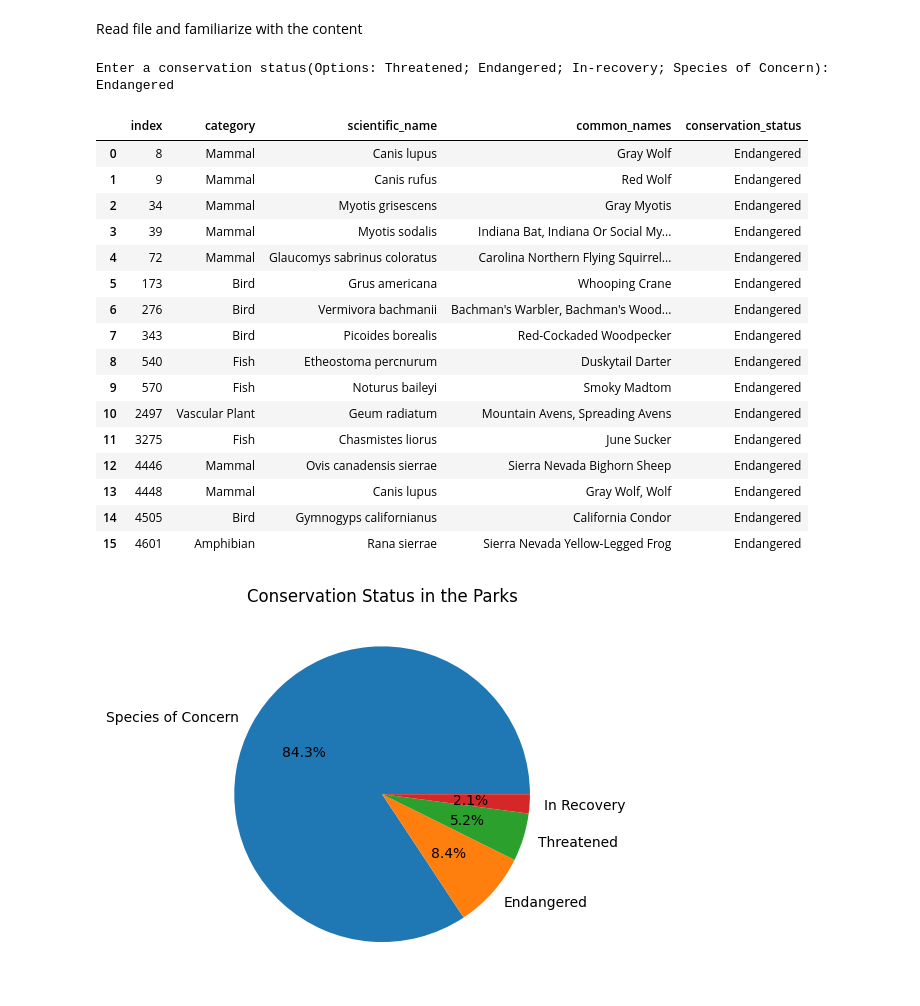
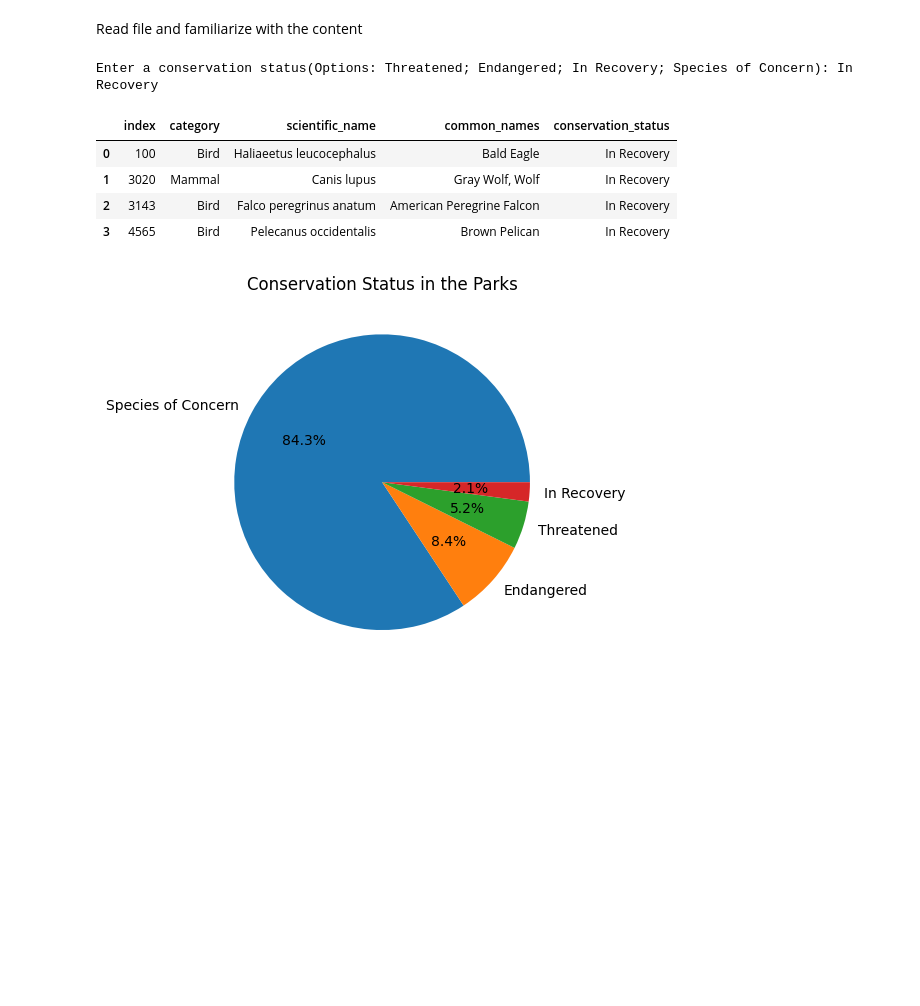
Before and after one commit to bridgetmanu/Data-as-a-Lens---Investigating-Wildlife-Conservation-Patterns, a Jupyter notebook: source code.ipynb, the cells around one changed output. Drawn from its saved outputs; the diff is of its cells as text; code cells hidden in the pictures; blank space fills up the shorter version.

```diff
--- a/source code.ipynb
+++ b/source code.ipynb
@@ -15,49 +15,44 @@ import seaborn as sns # for creating intricate plots
 data1 = pd.read_csv("/content/observations.csv")
 data2 = pd.read_csv("/content/species_info.csv")
 
 # clean data
 # remove NA values
 data1 = data1.dropna()
 data2 = data2.dropna()
 
 
 # view dataframe
 pd.DataFrame(data1)
 pd.DataFrame(data2)
 
+# create a sql database for species info dataframe
 
 sql = sqlite3.connect("species_info.db")
 data2.to_sql("species_info", sql, if_exists = "replace")
 con = sql.cursor()
+
+# create a sql database for observations dataframe
+
+sql1 = sqlite3.connect("observations.db")
+data1.to_sql("observations", sql1, if_exists = "replace")
+con = sql1.cursor()
 
 #Use sql to query the DataFrame
 
 def sqlquery(status):
     obs1 = pd.read_sql_query("SELECT * FROM species_info where conservation_status = '" + status + "'", sql)
     obs2 = pd.DataFrame(obs1)
     return obs2
 # about 10 of the species in the dataframe are threatened
 # about 16 of the species in the dataframe are Endangered
 
-status = input("Enter a conservation status(Options: Threatened; Endangered; In-recovery; Species of Concern): ")
+status = input("Enter a conservation status(Options: Threatened; Endangered; In Recovery; Species of Concern): ")
 sqlquery(status)
 # %% [output]
-Enter a conservation status(Options: Threatened; Endangered; In-recovery; Species of Concern): Endangered
+Enter a conservation status(Options: Threatened; Endangered; In Recovery; Species of Concern): In Recovery
 |  | index | category | scientific_name | common_names | conservation_status |
-| 0 | 8 | Mammal | Canis lupus | Gray Wolf | Endangered |
-| 1 | 9 | Mammal | Canis rufus | Red Wolf | Endangered |
-| 2 | 34 | Mammal | Myotis grisescens | Gray Myotis | Endangered |
-| 3 | 39 | Mammal | Myotis sodalis | Indiana Bat, Indiana Or Social My... | Endangered |
-| 4 | 72 | Mammal | Glaucomys sabrinus coloratus | Carolina Northern Flying Squirrel... | Endangered |
-| 5 | 173 | Bird | Grus americana | Whooping Crane | Endangered |
-| 6 | 276 | Bird | Vermivora bachmanii | Bachman's Warbler, Bachman's Wood... | Endangered |
-| 7 | 343 | Bird | Picoides borealis | Red-Cockaded Woodpecker | Endangered |
-| 8 | 540 | Fish | Etheostoma percnurum | Duskytail Darter | Endangered |
-| 9 | 570 | Fish | Noturus baileyi | Smoky Madtom | Endangered |
-| 10 | 2497 | Vascular Plant | Geum radiatum | Mountain Avens, Spreading Avens | Endangered |
-| 11 | 3275 | Fish | Chasmistes liorus | June Sucker | Endangered |
-| 12 | 4446 | Mammal | Ovis canadensis sierrae | Sierra Nevada Bighorn Sheep | Endangered |
-| 13 | 4448 | Mammal | Canis lupus | Gray Wolf, Wolf | Endangered |
-| 14 | 4505 | Bird | Gymnogyps californianus | California Condor | Endangered |
-| 15 | 4601 | Amphibian | Rana sierrae | Sierra Nevada Yellow-Legged Frog | Endangered |
+| 0 | 100 | Bird | Haliaeetus leucocephalus | Bald Eagle | In Recovery |
+| 1 | 3020 | Mammal | Canis lupus | Gray Wolf, Wolf | In Recovery |
+| 2 | 3143 | Bird | Falco peregrinus anatum | American Peregrine Falcon | In Recovery |
+| 3 | 4565 | Bird | Pelecanus occidentalis | Brown Pelican | In Recovery |
 # %%
```
Also changed, not shown: parts of 9 cells of this notebook.
